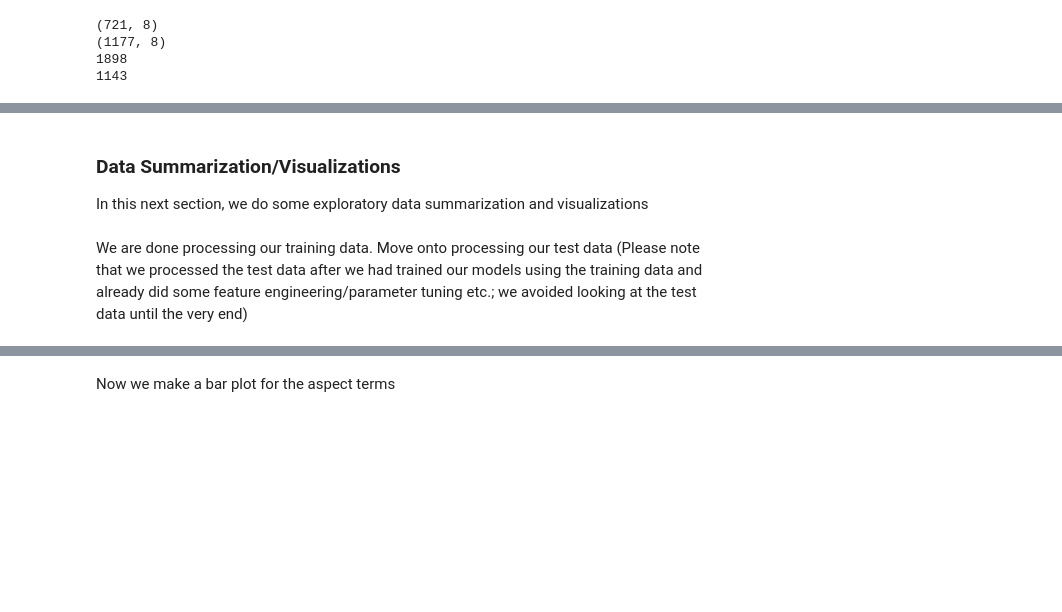
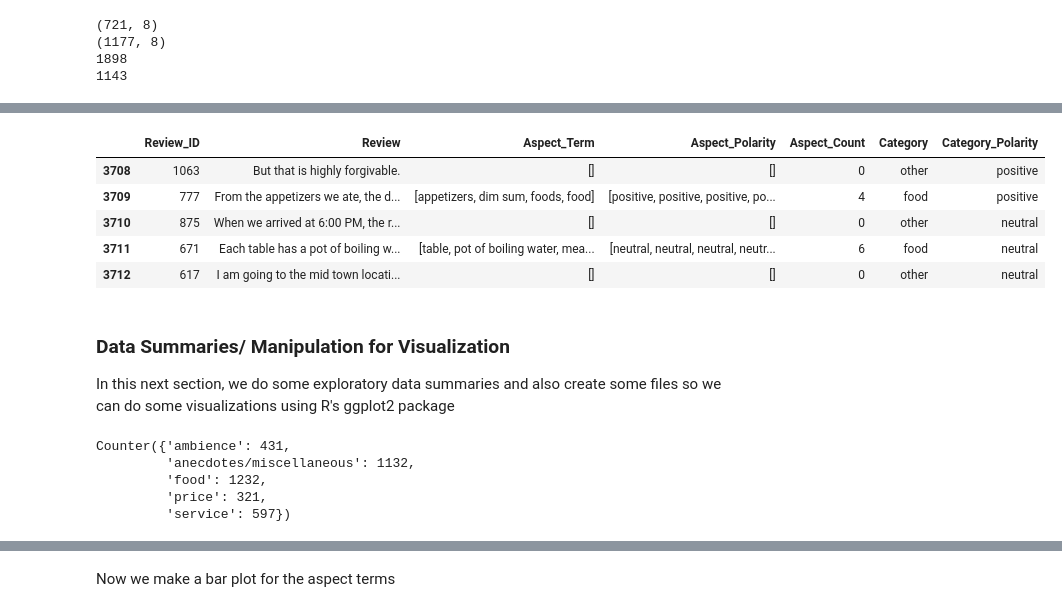
Before and after one commit to tahmeed14/aspect-based-sentiment-analysis-NLP, a Jupyter notebook: data-engin-asba-notebook.ipynb, the cells around one changed output, grey strips where cells are left out. Saved outputs shown, nothing was run; the diff lists cells and outputs as text; code cells hidden in the pictures; blank space fills up the shorter version.

```diff
--- a/data-engin-asba-notebook.ipynb
+++ b/data-engin-asba-notebook.ipynb
@@ -211 +292,12 @@ Notice that the number of rows have changed. This means we have repeating review
+# %%
+test_data = reviews_pd_CatLevel.iloc[(3713 - test_split):,]
+test_data.shape
+test_data.tail()
+# %% [output]
+|  | Review_ID | Review | Aspect_Term | Aspect_Polarity | Aspect_Count | Category | Category_Polarity |
+| 3708 | 1063 | But that is highly forgivable. | [] | [] | 0 | other | positive |
+| 3709 | 777 | From the appetizers we ate, the d... | [appetizers, dim sum, foods, food] | [positive, positive, positive, po... | 4 | food | positive |
+| 3710 | 875 | When we arrived at 6:00 PM, the r... | [] | [] | 0 | other | neutral |
+| 3711 | 671 | Each table has a pot of boiling w... | [table, pot of boiling water, mea... | [neutral, neutral, neutral, neutr... | 6 | food | neutral |
+| 3712 | 617 | I am going to the mid town locati... | [] | [] | 0 | other | neutral |
 # %%
@@ -214,6 +306,4 @@ aspect_terms_pd.to_pickle("pickled_data/pickled_aspect_terms_pd.pkl")
 # %% [markdown]
-### Data Summarization/Visualizations
+### Data Summaries/ Manipulation for Visualization
 
-In this next section, we do some exploratory data summarization and visualizations
+In this next section, we do some exploratory data summaries and also create some files so we can do some visualizations using R's ggplot2 package
-# %% [markdown]
-We are done processing our training data. Move onto processing our test data (Please note that we processed the test data after we had trained our models using the training data and already did some feature engineering/parameter tuning etc.; we avoided looking at the test data until the very end)
@@ -221,0 +310,17 @@ from collections import Counter
+# %%
+# Let's look at the distribution of the Aspect Categories first in the whole data
+data_for_viz = [] # for visualization later
+
+category_freq = []
+for cat in reviews_pd['Category']:
+    category_freq += cat
+category_freq = Counter(category_freq)
+
+data_for_viz.append(category_freq)
+category_freq
+# %% [output]
+Counter({'ambience': 431,
+         'anecdotes/miscellaneous': 1132,
+         'food': 1232,
+         'price': 321,
+         'service': 597})
```
Also changed, not shown: parts of 34 cells of this notebook.
